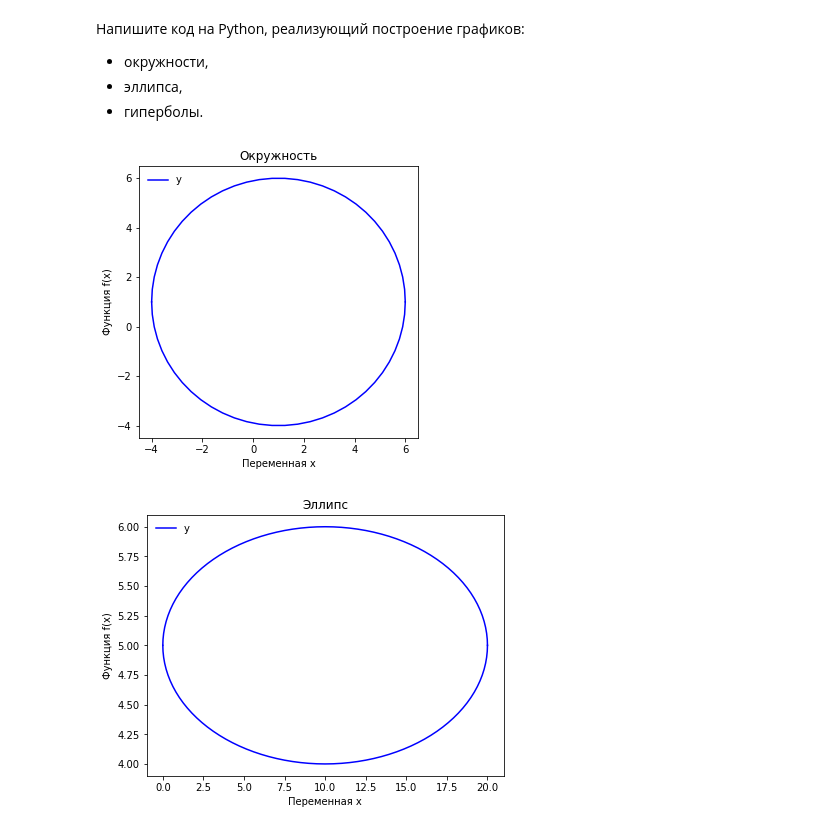
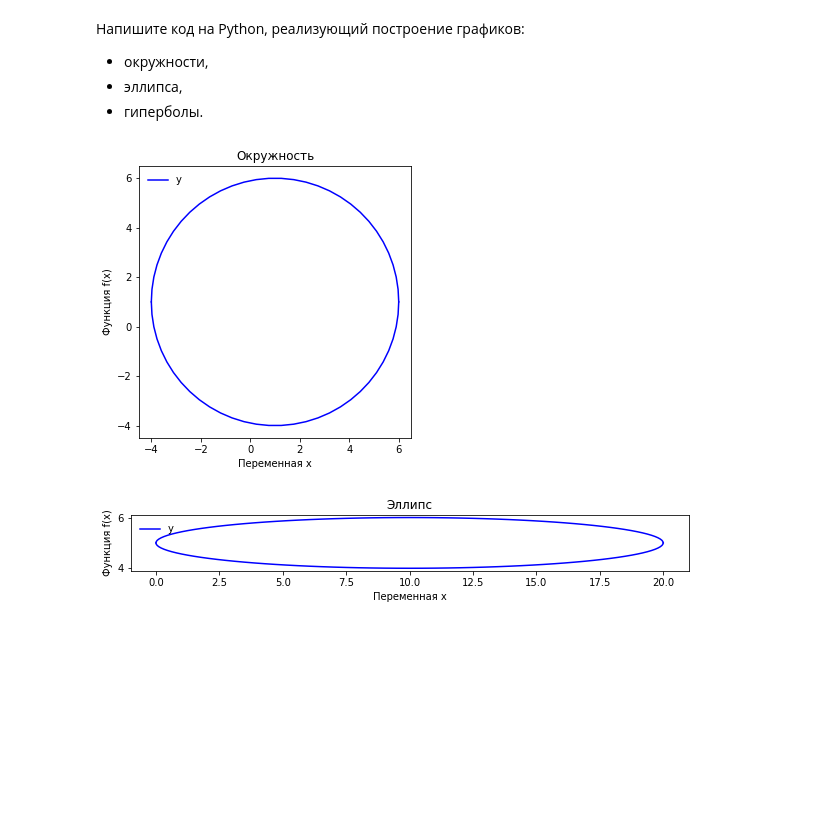
Before and after one commit to Gecod/GB, a Jupyter notebook: 2021.09-10 Introduction to Higher Mathematics/Task_03/Task_03.ipynb, the cells around one changed output. Cells and saved outputs as stored; diff of their text form; code cells hidden in the pictures; blank space fills up the shorter version.

```diff
--- a/2021.09-10 Introduction to Higher Mathematics/Task_03/Task_03.ipynb
+++ b/2021.09-10 Introduction to Higher Mathematics/Task_03/Task_03.ipynb
@@ -77,8 +78,6 @@ rcParams["figure.figsize"] = 5, 5
 r = 5
 x0 = 1
 y0 = 1
-x_min = x0 - r
-x_max = x0 + r
 
 step_lin = 0.5
 semicircle_len = np.pi * r
@@ -98,42 +97,47 @@ plt.ylabel("Функция f(x)")
 
 plt.legend(loc="upper left", frameon=False)
 
+# x_min = x0 - r
+# x_max = x0 + r
 # plt.axis([x_min-1, x_max+1, y0-r-1, y0+r+1])
+plt.axis('scaled')
 
 plt.show()
 # %% [output]
-[figure, old version]
+[figure, new version]
 # %%
-rcParams["figure.figsize"] = rcParamsDefault["figure.figsize"]
+# rcParams["figure.figsize"] = rcParamsDefault["figure.figsize"]
+rcParams["figure.figsize"] = 10, 10
 
 a = 10
 b = 1
 x0 = 10
 y0 = 5
 
 step_lin = 0.5
 semicircle_len = np.pi * max(a, b)  # для аппроксимации здесь этого достаточно
 n_points = int(semicircle_len / step_lin) + 1
 steps_angle = np.linspace(0, np.pi, n_points)
 x = np.array([x0 - a * np.cos(step_angle) for step_angle in steps_angle])
 
 y_top = y0 + b * np.sqrt(1 - (x - x0) ** 2 / a ** 2)
 y_bottom = y0 - b * np.sqrt(1 - (x - x0) ** 2 / a ** 2)
 
 plt.plot(x, y_top, label=f"y", c="blue")
 plt.plot(x, y_bottom, c="blue")
 
 plt.title("Эллипс")
 plt.xlabel("Переменная x")
 plt.ylabel("Функция f(x)")
 
 plt.legend(loc="upper left", frameon=False)
 
 # x_min = x0 - a
 # x_max = x0 + a
 # plt.axis([x_min-1, x_max+1, y0-b-1, y0+b+1])
+plt.axis('scaled')
 
 plt.show()
 # %% [output]
-[figure, old version]
+[figure, new version]
 # %%
```
Also changed, not shown: parts of 7 cells of this notebook.
